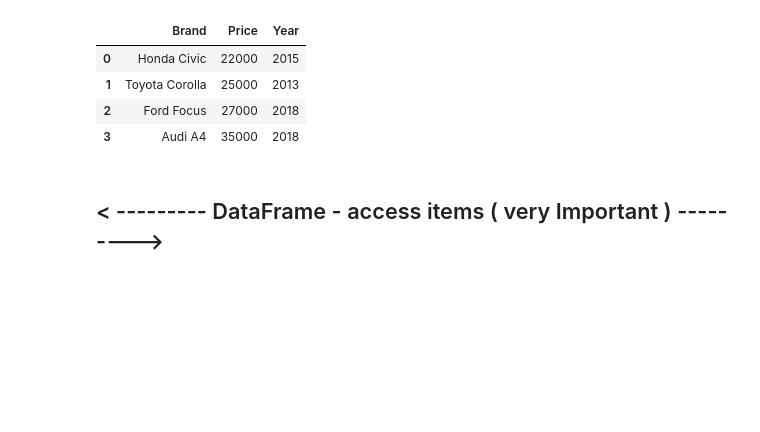
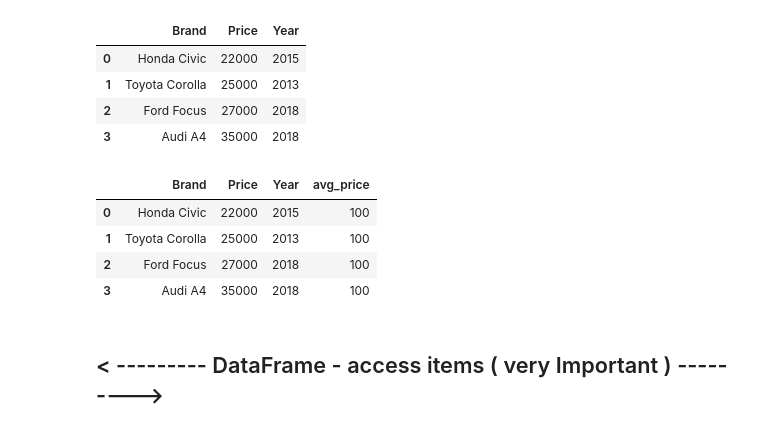
Before and after one commit to sban84/Python_Programming, a Jupyter notebook: Notebook_version/Exercise - Working with DataFrame - Understanding Functionality.ipynb, the cells around one changed output. Saved outputs shown, nothing was run; the diff lists cells and outputs as text; code cells hidden in the pictures; blank space fills up the shorter version.

```diff
--- a/Notebook_version/Exercise - Working with DataFrame - Understanding Functionality.ipynb
+++ b/Notebook_version/Exercise - Working with DataFrame - Understanding Functionality.ipynb
@@ -55,6 +56,16 @@ df
 | 1 | Toyota Corolla | 25000 | 2013 |
 | 2 | Ford Focus | 27000 | 2018 |
 | 3 | Audi A4 | 35000 | 2018 |
+# %%
+
+df["avg_price"] =  df["Price"].mean()
+df
+# %% [output]
+|  | Brand | Price | Year | avg_price |
+| 0 | Honda Civic | 22000 | 2015 | 100 |
+| 1 | Toyota Corolla | 25000 | 2013 | 100 |
+| 2 | Ford Focus | 27000 | 2018 | 100 |
+| 3 | Audi A4 | 35000 | 2018 | 100 |
 # %% [markdown]
 ## < --------- DataFrame - access items ( very Important ) --------->
 # %%
```
Also changed, not shown: parts of 3 cells of this notebook, 25 other files.
